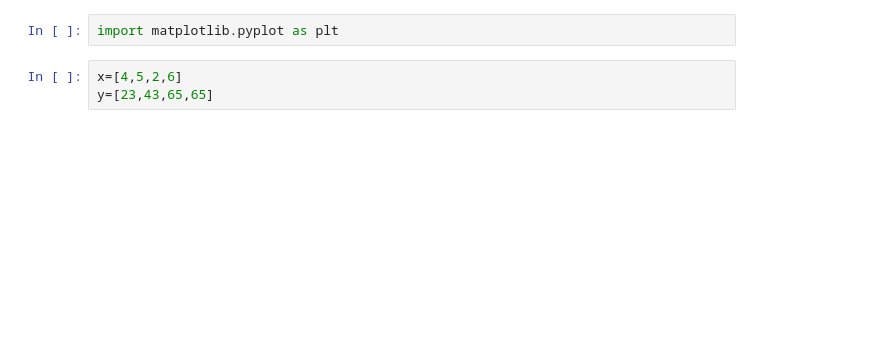
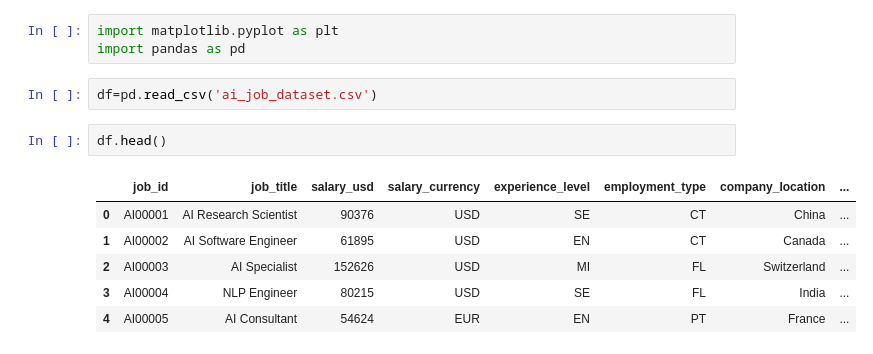
Before and after one commit to Mohansingh12/Ai, a Jupyter notebook: ml/Matplotlib/pyplot.ipynb, the cells around one changed output. Saved outputs shown, nothing was run; the diff lists cells and outputs as text; blank space fills up the shorter version.

```diff
--- a/ml/Matplotlib/pyplot.ipynb
+++ b/ml/Matplotlib/pyplot.ipynb
@@ -1,5 +1,14 @@
 # %%
 import matplotlib.pyplot as plt
+import pandas as pd
-# %%
-x=[4,5,2,6]
-y=[23,43,65,65]
+# %%
+df=pd.read_csv('ai_job_dataset.csv')
+# %%
+df.head()
+# %% [output]
+|  | job_id | job_title | salary_usd | salary_currency | experience_level | employment_type | company_location | ... |
+| 0 | AI00001 | AI Research Scientist | 90376 | USD | SE | CT | China | ... |
+| 1 | AI00002 | AI Software Engineer | 61895 | USD | EN | CT | Canada | ... |
+| 2 | AI00003 | AI Specialist | 152626 | USD | MI | FL | Switzerland | ... |
+| 3 | AI00004 | NLP Engineer | 80215 | USD | SE | FL | India | ... |
+| 4 | AI00005 | AI Consultant | 54624 | EUR | EN | PT | France | ... |
```
Also changed, not shown: parts of 3 cells of this notebook, 11 other files.
